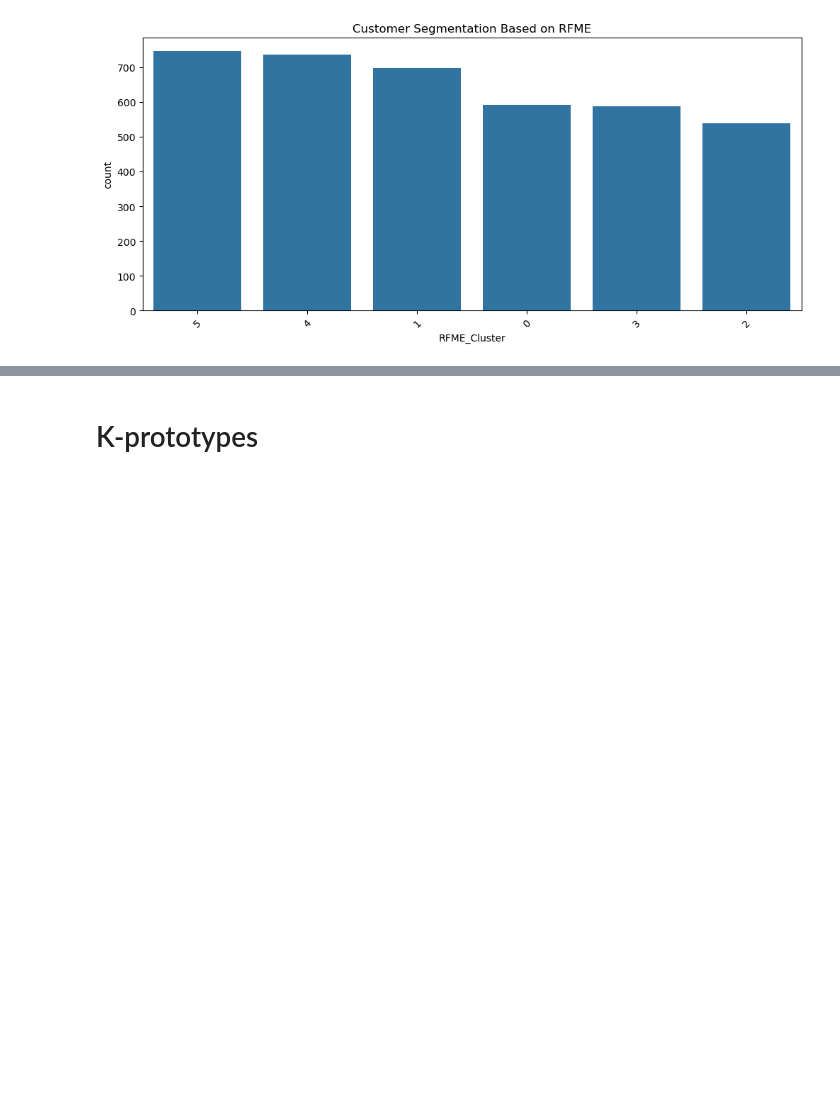
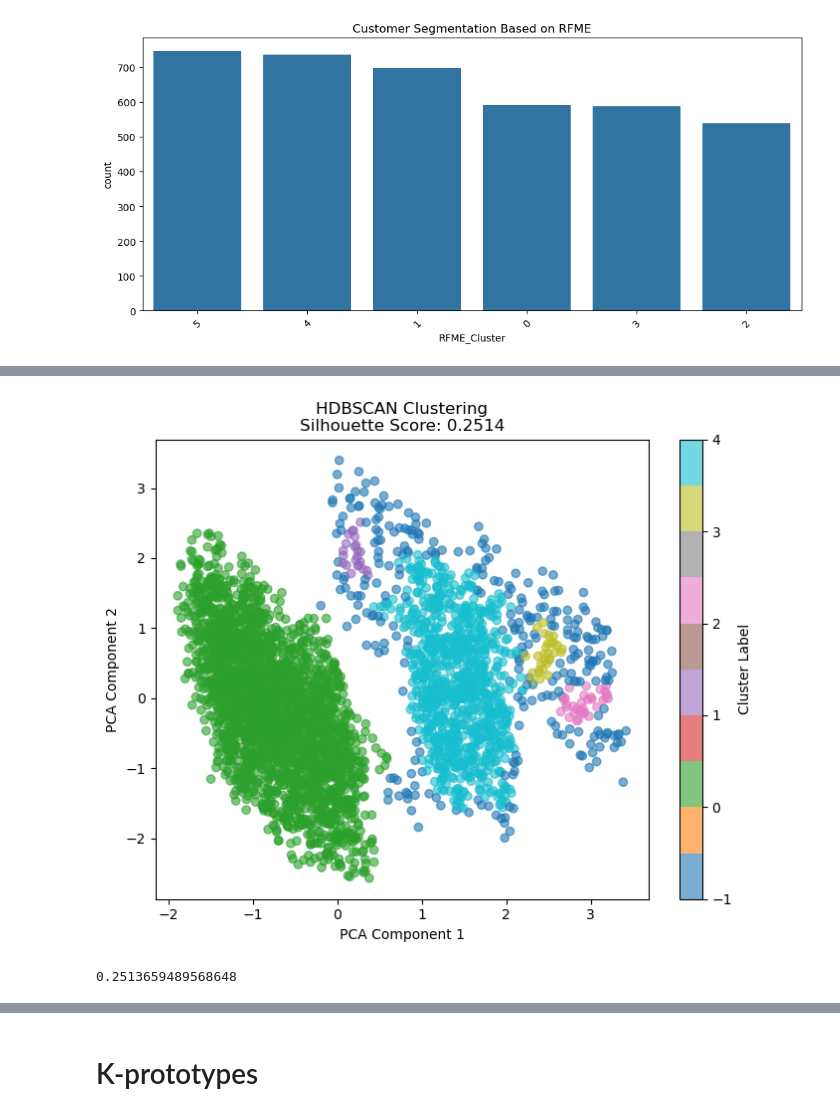
Before and after one commit to CassandraMaldonado/ML_customer_clustering, a Jupyter notebook: Clustering models.ipynb, the cells around one changed output, grey strips where cells are left out. Cells and saved outputs as stored; diff of their text form; code cells hidden in the pictures; blank space fills up the shorter version.

```diff
--- a/Clustering models.ipynb
+++ b/Clustering models.ipynb
@@ -702,0 +856,15 @@ plt.show()
+# %%
+# Install HDBSCAN if not already installed
+%pip install hdbscan
+
+import hdbscan
+
+# HDBSCAN model
+hdbscan_model = hdbscan.HDBSCAN(min_cluster_size=20, min_samples=10)
+hdbscan_labels = hdbscan_model.fit_predict(X_pca)
+
+# Silhouette Score for HDBSCAN
+if len(set(hdbscan_labels)) > 1:  # Only calculate if more than 1 cluster exists
+    hdbscan_silhouette_score = silhouette_score(X_pca, hdbscan_labels)
+else:
+    hdbscan_silhouette_score = None
@@ -702,0 +887,15 @@ plt.show()
+# %%
+# HDBSCAN Clusters
+plt.figure(figsize=(8, 6))
+plt.scatter(X_pca[:, 0], X_pca[:, 1], c=hdbscan_labels, cmap='tab10', alpha=0.6)
+plt.xlabel("PCA Component 1")
+plt.ylabel("PCA Component 2")
+plt.title(f"HDBSCAN Clustering\nSilhouette Score: {hdbscan_silhouette_score:.4f}" if hdbscan_silhouette_score else "HDBSCAN Clustering")
+plt.colorbar(label="Cluster Label")
+plt.show()
+
+# Silhouette Score
+hdbscan_silhouette_score
+# %% [output]
+[figure, added]
+0.2513659489568648
```
Also changed, not shown: parts of 15 cells of this notebook.
